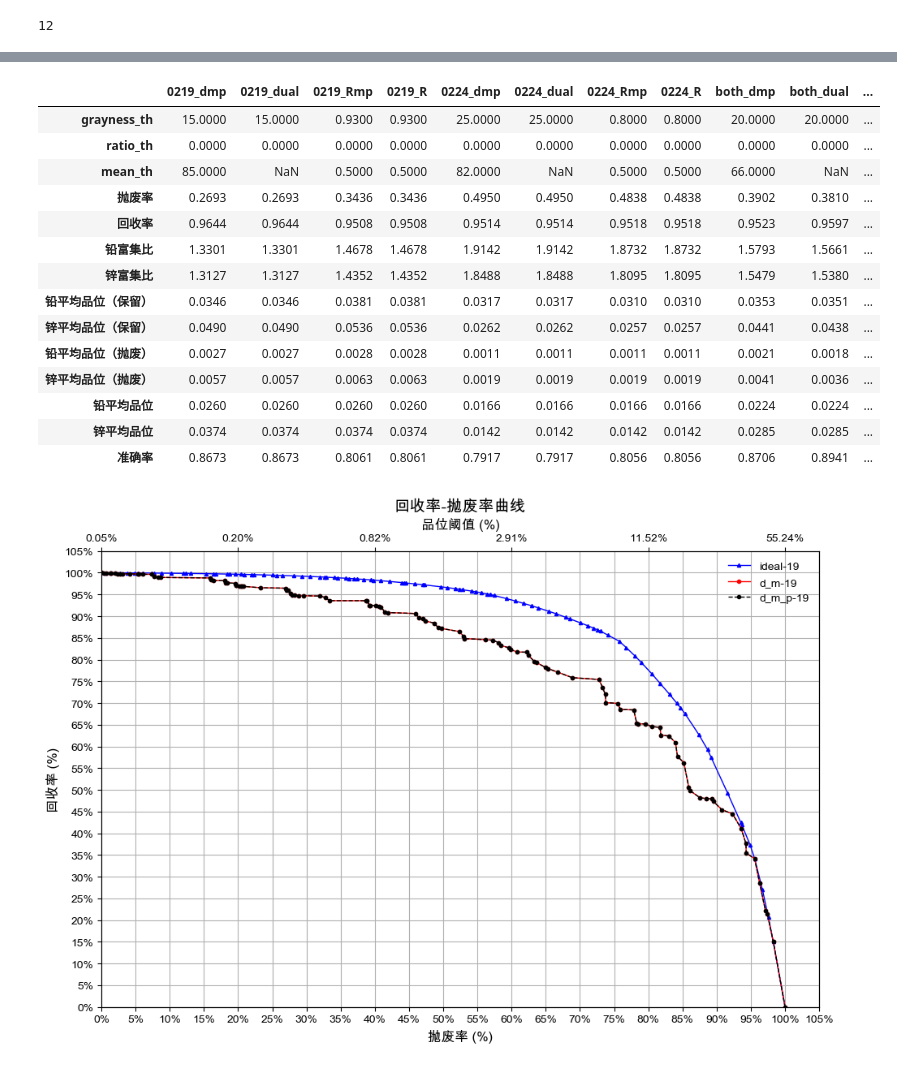
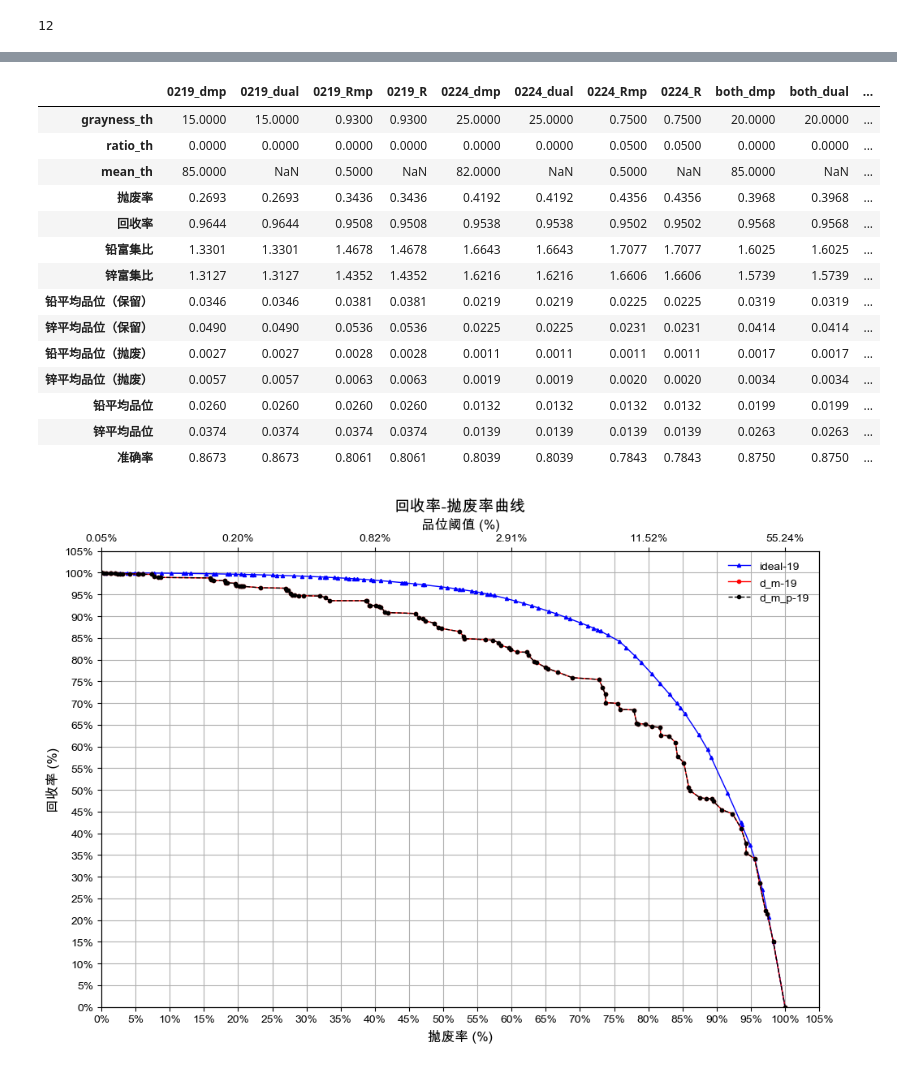
Before and after one commit to yaojian95/jt_ore_sorting, a Jupyter notebook: run_code.ipynb, the cells around one changed output, grey strips where cells are left out. Cells and saved outputs as stored; diff of their text form; code cells hidden in the pictures.

```diff
--- a/run_code.ipynb
+++ b/run_code.ipynb
@@ -403,5 +402,8 @@ len(res_all)
 # with open('results.pkl', 'wb') as f:
 #     pickle.dump(res_all, f)
 
-with open ('results.pkl', 'rb') as f:
-    res_all = pickle.load(f)
+# with open ('results.pkl', 'rb') as f:
+#     res_all = pickle.load(f)
+
+with open ('results_new.pkl', 'rb') as f:
+    res_all_new = pickle.load(f)
@@ -424,22 +410,22 @@ res_all['0224_dual']
 # %%
-pd.options.display.float_format = '{:.4f}'.format
-pd.DataFrame(res_all)
+pd.options.display.precision = 2
+pd.DataFrame(res_all_new)
 # %% [output]
 |  | 0219_dmp | 0219_dual | 0219_Rmp | 0219_R | 0224_dmp | 0224_dual | 0224_Rmp | 0224_R | both_dmp | both_dual | ... |
-| grayness_th | 15.0000 | 15.0000 | 0.9300 | 0.9300 | 25.0000 | 25.0000 | 0.8000 | 0.8000 | 20.0000 | 20.0000 | ... |
-| ratio_th | 0.0000 | 0.0000 | 0.0000 | 0.0000 | 0.0000 | 0.0000 | 0.0000 | 0.0000 | 0.0000 | 0.0000 | ... |
-| mean_th | 85.0000 | NaN | 0.5000 | 0.5000 | 82.0000 | NaN | 0.5000 | 0.5000 | 66.0000 | NaN | ... |
-| 抛废率 | 0.2693 | 0.2693 | 0.3436 | 0.3436 | 0.4950 | 0.4950 | 0.4838 | 0.4838 | 0.3902 | 0.3810 | ... |
-| 回收率 | 0.9644 | 0.9644 | 0.9508 | 0.9508 | 0.9514 | 0.9514 | 0.9518 | 0.9518 | 0.9523 | 0.9597 | ... |
-| 铅富集比 | 1.3301 | 1.3301 | 1.4678 | 1.4678 | 1.9142 | 1.9142 | 1.8732 | 1.8732 | 1.5793 | 1.5661 | ... |
-| 锌富集比 | 1.3127 | 1.3127 | 1.4352 | 1.4352 | 1.8488 | 1.8488 | 1.8095 | 1.8095 | 1.5479 | 1.5380 | ... |
-| 铅平均品位（保留） | 0.0346 | 0.0346 | 0.0381 | 0.0381 | 0.0317 | 0.0317 | 0.0310 | 0.0310 | 0.0353 | 0.0351 | ... |
-| 锌平均品位（保留） | 0.0490 | 0.0490 | 0.0536 | 0.0536 | 0.0262 | 0.0262 | 0.0257 | 0.0257 | 0.0441 | 0.0438 | ... |
-| 铅平均品位（抛废） | 0.0027 | 0.0027 | 0.0028 | 0.0028 | 0.0011 | 0.0011 | 0.0011 | 0.0011 | 0.0021 | 0.0018 | ... |
-| 锌平均品位（抛废） | 0.0057 | 0.0057 | 0.0063 | 0.0063 | 0.0019 | 0.0019 | 0.0019 | 0.0019 | 0.0041 | 0.0036 | ... |
-| 铅平均品位 | 0.0260 | 0.0260 | 0.0260 | 0.0260 | 0.0166 | 0.0166 | 0.0166 | 0.0166 | 0.0224 | 0.0224 | ... |
-| 锌平均品位 | 0.0374 | 0.0374 | 0.0374 | 0.0374 | 0.0142 | 0.0142 | 0.0142 | 0.0142 | 0.0285 | 0.0285 | ... |
-| 准确率 | 0.8673 | 0.8673 | 0.8061 | 0.8061 | 0.7917 | 0.7917 | 0.8056 | 0.8056 | 0.8706 | 0.8941 | ... |
+| grayness_th | 15.0000 | 15.0000 | 0.9300 | 0.9300 | 25.0000 | 25.0000 | 0.7500 | 0.7500 | 20.0000 | 20.0000 | ... |
+| ratio_th | 0.0000 | 0.0000 | 0.0000 | 0.0000 | 0.0000 | 0.0000 | 0.0500 | 0.0500 | 0.0000 | 0.0000 | ... |
+| mean_th | 85.0000 | NaN | 0.5000 | NaN | 82.0000 | NaN | 0.5000 | NaN | 85.0000 | NaN | ... |
+| 抛废率 | 0.2693 | 0.2693 | 0.3436 | 0.3436 | 0.4192 | 0.4192 | 0.4356 | 0.4356 | 0.3968 | 0.3968 | ... |
+| 回收率 | 0.9644 | 0.9644 | 0.9508 | 0.9508 | 0.9538 | 0.9538 | 0.9502 | 0.9502 | 0.9568 | 0.9568 | ... |
+| 铅富集比 | 1.3301 | 1.3301 | 1.4678 | 1.4678 | 1.6643 | 1.6643 | 1.7077 | 1.7077 | 1.6025 | 1.6025 | ... |
+| 锌富集比 | 1.3127 | 1.3127 | 1.4352 | 1.4352 | 1.6216 | 1.6216 | 1.6606 | 1.6606 | 1.5739 | 1.5739 | ... |
+| 铅平均品位（保留） | 0.0346 | 0.0346 | 0.0381 | 0.0381 | 0.0219 | 0.0219 | 0.0225 | 0.0225 | 0.0319 | 0.0319 | ... |
+| 锌平均品位（保留） | 0.0490 | 0.0490 | 0.0536 | 0.0536 | 0.0225 | 0.0225 | 0.0231 | 0.0231 | 0.0414 | 0.0414 | ... |
+| 铅平均品位（抛废） | 0.0027 | 0.0027 | 0.0028 | 0.0028 | 0.0011 | 0.0011 | 0.0011 | 0.0011 | 0.0017 | 0.0017 | ... |
+| 锌平均品位（抛废） | 0.0057 | 0.0057 | 0.0063 | 0.0063 | 0.0019 | 0.0019 | 0.0020 | 0.0020 | 0.0034 | 0.0034 | ... |
+| 铅平均品位 | 0.0260 | 0.0260 | 0.0260 | 0.0260 | 0.0132 | 0.0132 | 0.0132 | 0.0132 | 0.0199 | 0.0199 | ... |
+| 锌平均品位 | 0.0374 | 0.0374 | 0.0374 | 0.0374 | 0.0139 | 0.0139 | 0.0139 | 0.0139 | 0.0263 | 0.0263 | ... |
+| 准确率 | 0.8673 | 0.8673 | 0.8061 | 0.8061 | 0.8039 | 0.8039 | 0.7843 | 0.7843 | 0.8750 | 0.8750 | ... |
 # %%
 res_test = [[[], res_dm_0219]]
 
```
Also changed, not shown: parts of 2 cells of this notebook, 1 other file.
